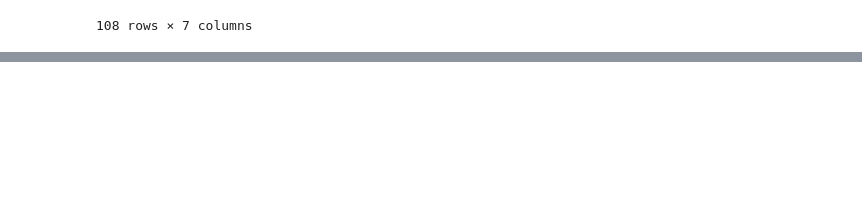
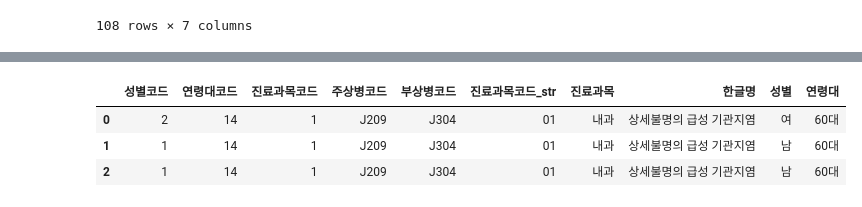
Before and after one commit to semin-pk/DataAnalysisPython, a Jupyter notebook: 1장/chapter01.ipynb, the cells around one changed output, grey strips where cells are left out. Drawn from its saved outputs; the diff is of its cells as text; code cells hidden in the pictures; blank space fills up the shorter version.

```diff
--- a/1장/chapter01.ipynb
+++ b/1장/chapter01.ipynb
@@ -1136,0 +1297,4 @@ ValueError: Cannot subset columns with a tuple with more than one element. Use a
+# %%
+#데이터가 저장된 경로로 입력
+disease_code = pd.read_csv('C:/Users/hisem/Desktop/DataAnalysisPython/1장/data/건강보험심사평가원_상병마스터_20240131.csv', encoding='cp949')
+disease_code.head(2)
@@ -1136,0 +1305,4 @@ ValueError: Cannot subset columns with a tuple with more than one element. Use a
+# %%
+disease_code = disease_code.iloc[:, :2]
+disease_code.rename(columns={"상병기호":"주상병코드"}, inplace=True)
+disease_code.head(2)
@@ -1136,0 +1313,3 @@ ValueError: Cannot subset columns with a tuple with more than one element. Use a
+# %%
+doctor_data_short = pd.merge(doctor_data_short, disease_code, on='주상병코드', how='left')
+doctor_data_short.head(2)
@@ -1136,0 +1325,39 @@ ValueError: Cannot subset columns with a tuple with more than one element. Use a
+# %%
+def findSex(num):
+    """성별코드를 해석하는 함수"""
+    if num == 1:
+        return '남'
+    else:
+        return '여'
+
+def ageCode(num):
+    """연령대 분류하는 함수"""
+    if (num==1) or (num==2):
+        return "9세미만"
+    elif (num==3) or (num==4):
+        return "10대"
+    elif (num==5) or (num==6):
+        return "20대"
+    elif (num==7) or (num==8):
+        return "30대"
+    elif (num==9) or (num==10):
+        return "40대"
+    elif (num==11) or (num==12):
+        return "50대"
+    elif (num==13) or (num==14):
+        return "60대"
+    elif (num==15) or (num==16):
+        return "70대"
+    elif (num==17) or (num==18):
+        return "80대"
+    else:
+        return "80대이상"
+# %%
+doctor_data_short['성별'] = doctor_data_short['성별코드'].apply(lambda x:findSex(num=x))
+doctor_data_short['연령대'] = doctor_data_short['연령대코드'].apply(lambda x:ageCode(num=x))
+doctor_data_short.head(3)
+# %% [output]
+|  | 성별코드 | 연령대코드 | 진료과목코드 | 주상병코드 | 부상병코드 | 진료과목코드_str | 진료과목 | 한글명 | 성별 | 연령대 |
+| 0 | 2 | 14 | 1 | J209 | J304 | 01 | 내과 | 상세불명의 급성 기관지염 | 여 | 60대 |
+| 1 | 1 | 14 | 1 | J209 | J304 | 01 | 내과 | 상세불명의 급성 기관지염 | 남 | 60대 |
+| 2 | 1 | 14 | 1 | J209 | J304 | 01 | 내과 | 상세불명의 급성 기관지염 | 남 | 60대 |
```
Also changed, not shown: parts of 23 cells of this notebook.
